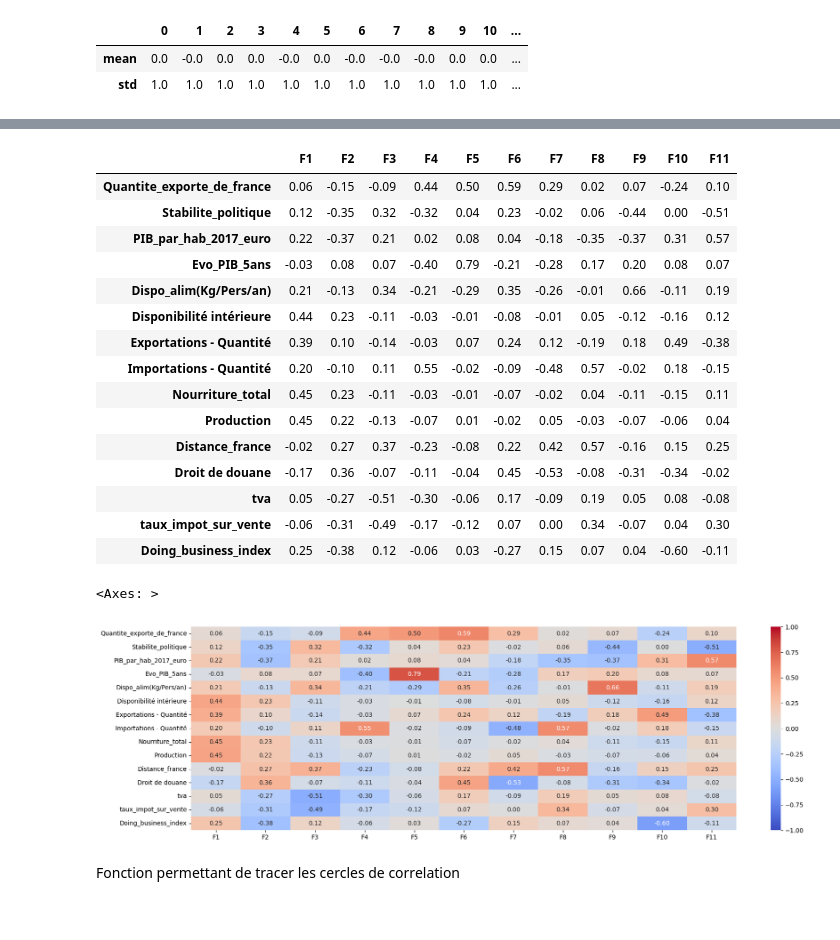
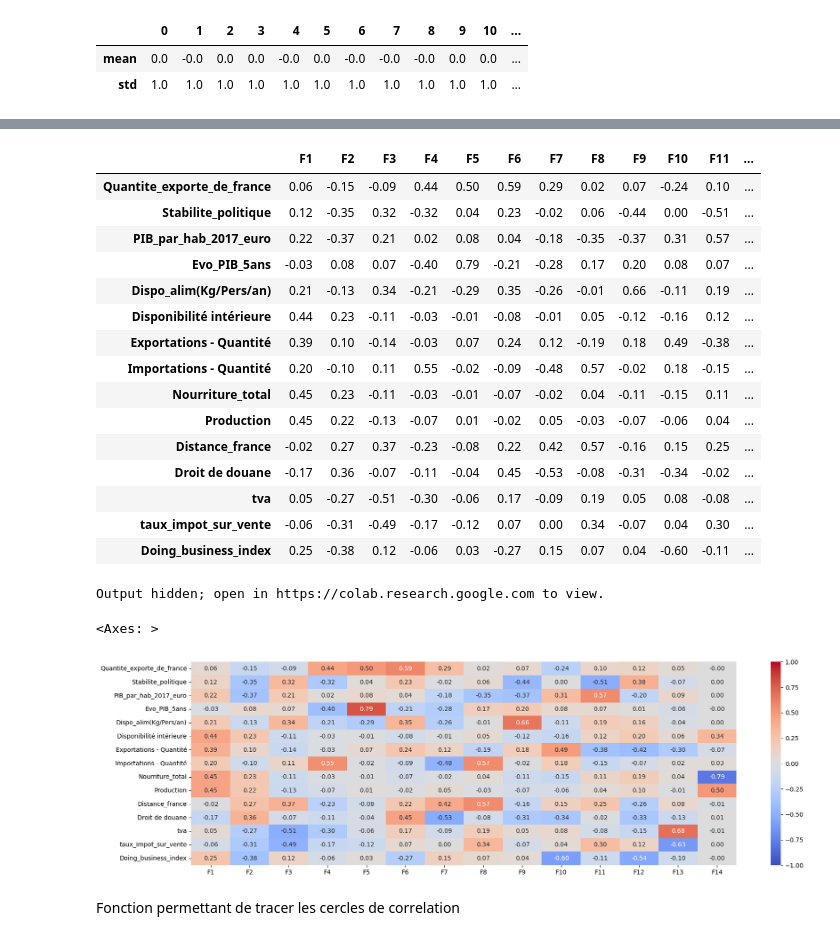
Before and after one commit to sylvain11464/Projet9-realiser-une-etude-de-marche, a Jupyter notebook: Output/Projet 9 analyse.ipynb, the cells around one changed output, grey strips where cells are left out. Drawn from its saved outputs; the diff is of its cells as text; code cells hidden in the pictures.

```diff
--- a/Output/Projet 9 analyse.ipynb
+++ b/Output/Projet 9 analyse.ipynb
@@ -195,7 +224,7 @@ pd.DataFrame(X_scaled).describe().round(2).loc[idx, :]
 | mean | 0.0 | -0.0 | 0.0 | 0.0 | -0.0 | 0.0 | -0.0 | -0.0 | -0.0 | 0.0 | 0.0 | ... |
 | std | 1.0 | 1.0 | 1.0 | 1.0 | 1.0 | 1.0 | 1.0 | 1.0 | 1.0 | 1.0 | 1.0 | ... |
 # %%
-n_components = 11
+n_components = 14
 # %%
 pca = PCA(n_components=n_components)
 # %%
@@ -273,30 +311,38 @@ pcs.round(2)
 # %%
 #on transpose le données
-pcs.T.round(2)
+pcst = pcs.T.round(2)
+pcst
 # %% [output]
-|  | F1 | F2 | F3 | F4 | F5 | F6 | F7 | F8 | F9 | F10 | F11 |
-| Quantite_exporte_de_france | 0.06 | -0.15 | -0.09 | 0.44 | 0.50 | 0.59 | 0.29 | 0.02 | 0.07 | -0.24 | 0.10 |
-| Stabilite_politique | 0.12 | -0.35 | 0.32 | -0.32 | 0.04 | 0.23 | -0.02 | 0.06 | -0.44 | 0.00 | -0.51 |
-| PIB_par_hab_2017_euro | 0.22 | -0.37 | 0.21 | 0.02 | 0.08 | 0.04 | -0.18 | -0.35 | -0.37 | 0.31 | 0.57 |
-| Evo_PIB_5ans | -0.03 | 0.08 | 0.07 | -0.40 | 0.79 | -0.21 | -0.28 | 0.17 | 0.20 | 0.08 | 0.07 |
-| Dispo_alim(Kg/Pers/an) | 0.21 | -0.13 | 0.34 | -0.21 | -0.29 | 0.35 | -0.26 | -0.01 | 0.66 | -0.11 | 0.19 |
-| Disponibilité intérieure | 0.44 | 0.23 | -0.11 | -0.03 | -0.01 | -0.08 | -0.01 | 0.05 | -0.12 | -0.16 | 0.12 |
-| Exportations - Quantité | 0.39 | 0.10 | -0.14 | -0.03 | 0.07 | 0.24 | 0.12 | -0.19 | 0.18 | 0.49 | -0.38 |
-| Importations - Quantité | 0.20 | -0.10 | 0.11 | 0.55 | -0.02 | -0.09 | -0.48 | 0.57 | -0.02 | 0.18 | -0.15 |
-| Nourriture_total | 0.45 | 0.23 | -0.11 | -0.03 | -0.01 | -0.07 | -0.02 | 0.04 | -0.11 | -0.15 | 0.11 |
-| Production | 0.45 | 0.22 | -0.13 | -0.07 | 0.01 | -0.02 | 0.05 | -0.03 | -0.07 | -0.06 | 0.04 |
-| Distance_france | -0.02 | 0.27 | 0.37 | -0.23 | -0.08 | 0.22 | 0.42 | 0.57 | -0.16 | 0.15 | 0.25 |
-| Droit de douane | -0.17 | 0.36 | -0.07 | -0.11 | -0.04 | 0.45 | -0.53 | -0.08 | -0.31 | -0.34 | -0.02 |
-| tva | 0.05 | -0.27 | -0.51 | -0.30 | -0.06 | 0.17 | -0.09 | 0.19 | 0.05 | 0.08 | -0.08 |
-| taux_impot_sur_vente | -0.06 | -0.31 | -0.49 | -0.17 | -0.12 | 0.07 | 0.00 | 0.34 | -0.07 | 0.04 | 0.30 |
-| Doing_business_index | 0.25 | -0.38 | 0.12 | -0.06 | 0.03 | -0.27 | 0.15 | 0.07 | 0.04 | -0.60 | -0.11 |
+|  | F1 | F2 | F3 | F4 | F5 | F6 | F7 | F8 | F9 | F10 | F11 | ... |
+| Quantite_exporte_de_france | 0.06 | -0.15 | -0.09 | 0.44 | 0.50 | 0.59 | 0.29 | 0.02 | 0.07 | -0.24 | 0.10 | ... |
+| Stabilite_politique | 0.12 | -0.35 | 0.32 | -0.32 | 0.04 | 0.23 | -0.02 | 0.06 | -0.44 | 0.00 | -0.51 | ... |
+| PIB_par_hab_2017_euro | 0.22 | -0.37 | 0.21 | 0.02 | 0.08 | 0.04 | -0.18 | -0.35 | -0.37 | 0.31 | 0.57 | ... |
+| Evo_PIB_5ans | -0.03 | 0.08 | 0.07 | -0.40 | 0.79 | -0.21 | -0.28 | 0.17 | 0.20 | 0.08 | 0.07 | ... |
+| Dispo_alim(Kg/Pers/an) | 0.21 | -0.13 | 0.34 | -0.21 | -0.29 | 0.35 | -0.26 | -0.01 | 0.66 | -0.11 | 0.19 | ... |
+| Disponibilité intérieure | 0.44 | 0.23 | -0.11 | -0.03 | -0.01 | -0.08 | -0.01 | 0.05 | -0.12 | -0.16 | 0.12 | ... |
+| Exportations - Quantité | 0.39 | 0.10 | -0.14 | -0.03 | 0.07 | 0.24 | 0.12 | -0.19 | 0.18 | 0.49 | -0.38 | ... |
+| Importations - Quantité | 0.20 | -0.10 | 0.11 | 0.55 | -0.02 | -0.09 | -0.48 | 0.57 | -0.02 | 0.18 | -0.15 | ... |
+| Nourriture_total | 0.45 | 0.23 | -0.11 | -0.03 | -0.01 | -0.07 | -0.02 | 0.04 | -0.11 | -0.15 | 0.11 | ... |
+| Production | 0.45 | 0.22 | -0.13 | -0.07 | 0.01 | -0.02 | 0.05 | -0.03 | -0.07 | -0.06 | 0.04 | ... |
+| Distance_france | -0.02 | 0.27 | 0.37 | -0.23 | -0.08 | 0.22 | 0.42 | 0.57 | -0.16 | 0.15 | 0.25 | ... |
+| Droit de douane | -0.17 | 0.36 | -0.07 | -0.11 | -0.04 | 0.45 | -0.53 | -0.08 | -0.31 | -0.34 | -0.02 | ... |
+| tva | 0.05 | -0.27 | -0.51 | -0.30 | -0.06 | 0.17 | -0.09 | 0.19 | 0.05 | 0.08 | -0.08 | ... |
+| taux_impot_sur_vente | -0.06 | -0.31 | -0.49 | -0.17 | -0.12 | 0.07 | 0.00 | 0.34 | -0.07 | 0.04 | 0.30 | ... |
+| Doing_business_index | 0.25 | -0.38 | 0.12 | -0.06 | 0.03 | -0.27 | 0.15 | 0.07 | 0.04 | -0.60 | -0.11 | ... |
+# %%
+#analyse exploratoire des données avec la librairie dataprep
+
+report = create_report(pcst, title='My Report')
+report
+# %% [output]
+Output hidden; open in https://colab.research.google.com to view.
 # %%
 # Affichage du heatmap des correlations
 fig, ax = plt.subplots(figsize=(20, 6))
-sns.heatmap(pcs.T, vmin=-1, vmax=1, annot=True, cmap="coolwarm", fmt="0.2f")
+sns.heatmap(pcst, vmin=-1, vmax=1, annot=True, cmap="coolwarm", fmt="0.2f")
 # %% [output]
 <Axes: >
-[figure, old version]
+[figure, new version]
 # %% [markdown]
 Fonction permettant de tracer les cercles de correlation
 # %%
```
Also changed, not shown: parts of 42 cells of this notebook.
